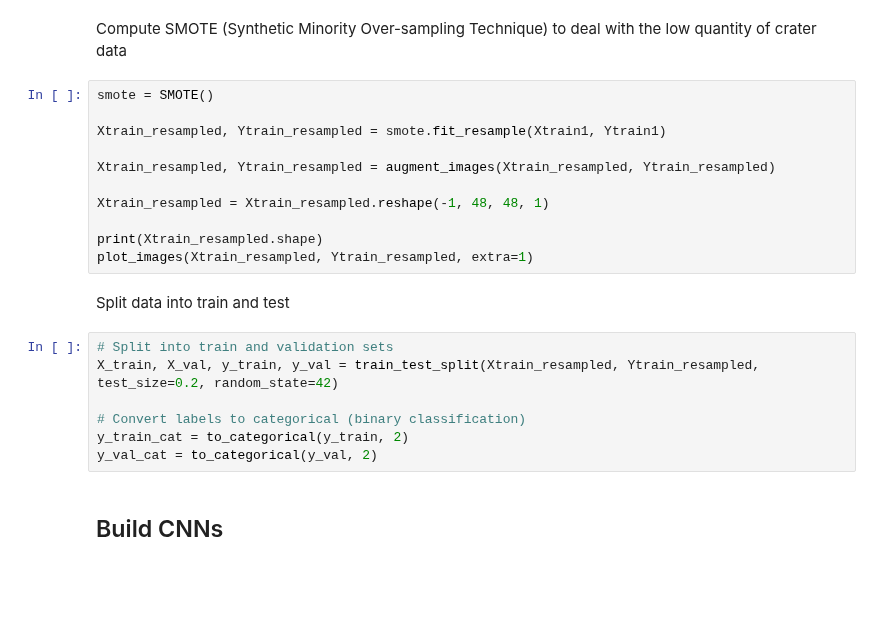
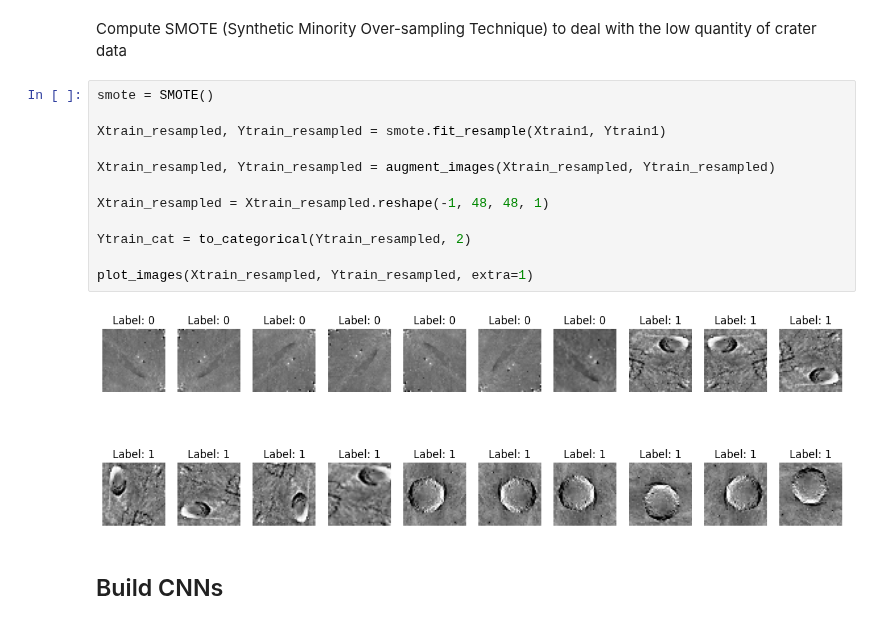
Before and after one commit to tomasmartins77/Machine_Learning_Lab, a Jupyter notebook: pergunta2_parte1/pergunta2_parte1.ipynb, the cells around one changed output. Drawn from its saved outputs; the diff is of its cells as text; blank space fills up the shorter version.

```diff
--- a/pergunta2_parte1/pergunta2_parte1.ipynb
+++ b/pergunta2_parte1/pergunta2_parte1.ipynb
@@ -78,23 +78,17 @@ Compute SMOTE (Synthetic Minority Over-sampling Technique) to deal with the low
 # %%
 smote = SMOTE()
 
 Xtrain_resampled, Ytrain_resampled = smote.fit_resample(Xtrain1, Ytrain1)
 
 Xtrain_resampled, Ytrain_resampled = augment_images(Xtrain_resampled, Ytrain_resampled)
 
 Xtrain_resampled = Xtrain_resampled.reshape(-1, 48, 48, 1)
 
-print(Xtrain_resampled.shape)
+Ytrain_cat = to_categorical(Ytrain_resampled, 2)
+
 plot_images(Xtrain_resampled, Ytrain_resampled, extra=1)
+# %% [output]
+[figure, added]
-# %% [markdown]
-Split data into train and test
-# %%
-# Split into train and validation sets
-X_train, X_val, y_train, y_val = train_test_split(Xtrain_resampled, Ytrain_resampled, test_size=0.2, random_state=42)
-
-# Convert labels to categorical (binary classification)
-y_train_cat = to_categorical(y_train, 2)
-y_val_cat = to_categorical(y_val, 2)
 # %% [markdown]
 ## Build CNNs
 # %% [markdown]
```
Also changed, not shown: parts of 23 cells of this notebook.
